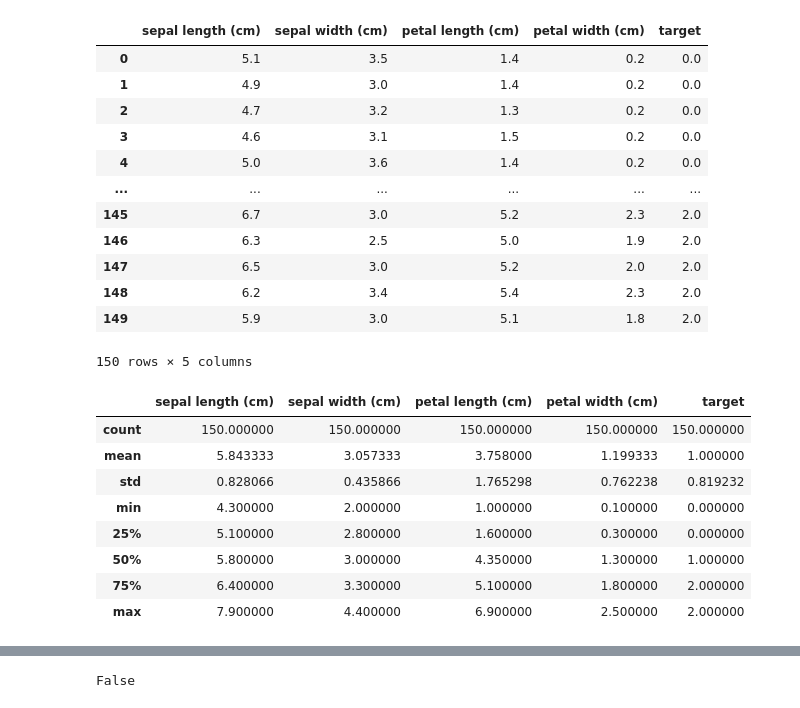
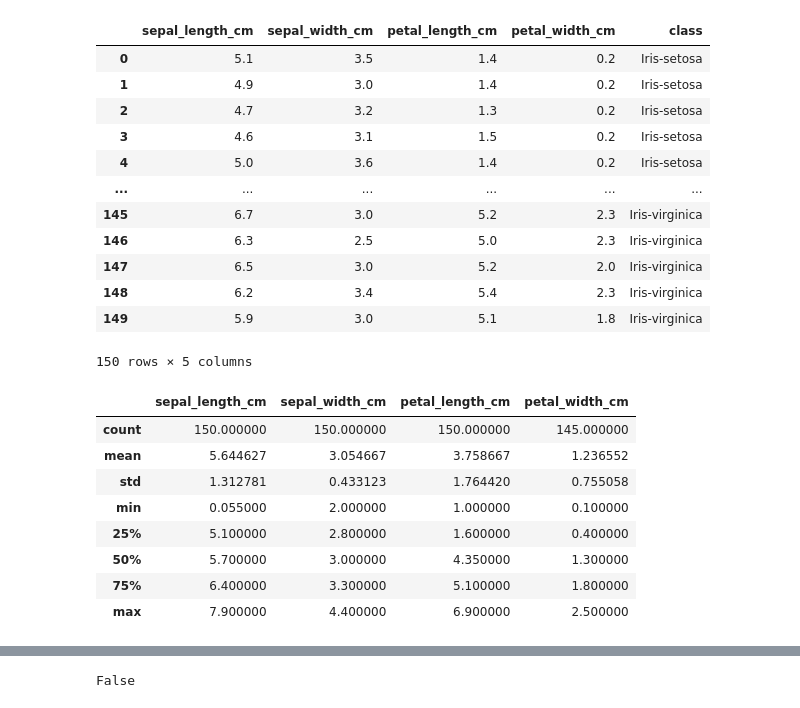
Before and after one commit to jdediegoAb/dataptmad0522_labs, a Jupyter notebook: module-3/data-cleaning-challenge/data-cleaning-challenge.ipynb, the cells around one changed output, grey strips where cells are left out. Saved outputs shown, nothing was run; the diff lists cells and outputs as text; code cells hidden in the pictures.

```diff
--- a/module-3/data-cleaning-challenge/data-cleaning-challenge.ipynb
+++ b/module-3/data-cleaning-challenge/data-cleaning-challenge.ipynb
@@ -18,35 +18,38 @@ from sklearn.feature_selection import VarianceThreshold
 from sklearn.feature_selection import SelectKBest
 from sklearn.feature_selection import f_regression
 # %%
-iris = datasets.load_iris(as_frame=True)
-iris1 = pd.DataFrame(data= np.c_[iris['data'], iris['target']],
-                     columns= iris['feature_names'] + ['target'])
+#iris = datasets.load_iris(as_frame=True)
+#iris1 = pd.DataFrame(data= np.c_[iris['data'], iris['target']],
+                     #columns= iris['feature_names'] + ['target'])
+iris2=pd.read_csv("./iris-data.csv")
 # %%
-iris1
+#iris1
+iris2
 # %% [output]
-|  | sepal length (cm) | sepal width (cm) | petal length (cm) | petal width (cm) | target |
-| 0 | 5.1 | 3.5 | 1.4 | 0.2 | 0.0 |
-| 1 | 4.9 | 3.0 | 1.4 | 0.2 | 0.0 |
-| 2 | 4.7 | 3.2 | 1.3 | 0.2 | 0.0 |
-| 3 | 4.6 | 3.1 | 1.5 | 0.2 | 0.0 |
-| 4 | 5.0 | 3.6 | 1.4 | 0.2 | 0.0 |
+|  | sepal_length_cm | sepal_width_cm | petal_length_cm | petal_width_cm | class |
+| 0 | 5.1 | 3.5 | 1.4 | 0.2 | Iris-setosa |
+| 1 | 4.9 | 3.0 | 1.4 | 0.2 | Iris-setosa |
+| 2 | 4.7 | 3.2 | 1.3 | 0.2 | Iris-setosa |
+| 3 | 4.6 | 3.1 | 1.5 | 0.2 | Iris-setosa |
+| 4 | 5.0 | 3.6 | 1.4 | 0.2 | Iris-setosa |
 | ... | ... | ... | ... | ... | ... |
-| 145 | 6.7 | 3.0 | 5.2 | 2.3 | 2.0 |
-| 146 | 6.3 | 2.5 | 5.0 | 1.9 | 2.0 |
-| 147 | 6.5 | 3.0 | 5.2 | 2.0 | 2.0 |
-| 148 | 6.2 | 3.4 | 5.4 | 2.3 | 2.0 |
-| 149 | 5.9 | 3.0 | 5.1 | 1.8 | 2.0 |
+| 145 | 6.7 | 3.0 | 5.2 | 2.3 | Iris-virginica |
+| 146 | 6.3 | 2.5 | 5.0 | 2.3 | Iris-virginica |
+| 147 | 6.5 | 3.0 | 5.2 | 2.0 | Iris-virginica |
+| 148 | 6.2 | 3.4 | 5.4 | 2.3 | Iris-virginica |
+| 149 | 5.9 | 3.0 | 5.1 | 1.8 | Iris-virginica |
 150 rows × 5 columns
 # %%
-iris1.describe()
+#ENCONDE CLASS NEEDED
+iris2.describe()
 # %% [output]
-|  | sepal length (cm) | sepal width (cm) | petal length (cm) | petal width (cm) | target |
-| count | 150.000000 | 150.000000 | 150.000000 | 150.000000 | 150.000000 |
-| mean | 5.843333 | 3.057333 | 3.758000 | 1.199333 | 1.000000 |
-| std | 0.828066 | 0.435866 | 1.765298 | 0.762238 | 0.819232 |
-| min | 4.300000 | 2.000000 | 1.000000 | 0.100000 | 0.000000 |
-| 25% | 5.100000 | 2.800000 | 1.600000 | 0.300000 | 0.000000 |
-| 50% | 5.800000 | 3.000000 | 4.350000 | 1.300000 | 1.000000 |
-| 75% | 6.400000 | 3.300000 | 5.100000 | 1.800000 | 2.000000 |
-| max | 7.900000 | 4.400000 | 6.900000 | 2.500000 | 2.000000 |
+|  | sepal_length_cm | sepal_width_cm | petal_length_cm | petal_width_cm |
+| count | 150.000000 | 150.000000 | 150.000000 | 145.000000 |
+| mean | 5.644627 | 3.054667 | 3.758667 | 1.236552 |
+| std | 1.312781 | 0.433123 | 1.764420 | 0.755058 |
+| min | 0.055000 | 2.000000 | 1.000000 | 0.100000 |
+| 25% | 5.100000 | 2.800000 | 1.600000 | 0.400000 |
+| 50% | 5.700000 | 3.000000 | 4.350000 | 1.300000 |
+| 75% | 6.400000 | 3.300000 | 5.100000 | 1.800000 |
+| max | 7.900000 | 4.400000 | 6.900000 | 2.500000 |
 # %%
```
Also changed, not shown: parts of 3 cells of this notebook.
